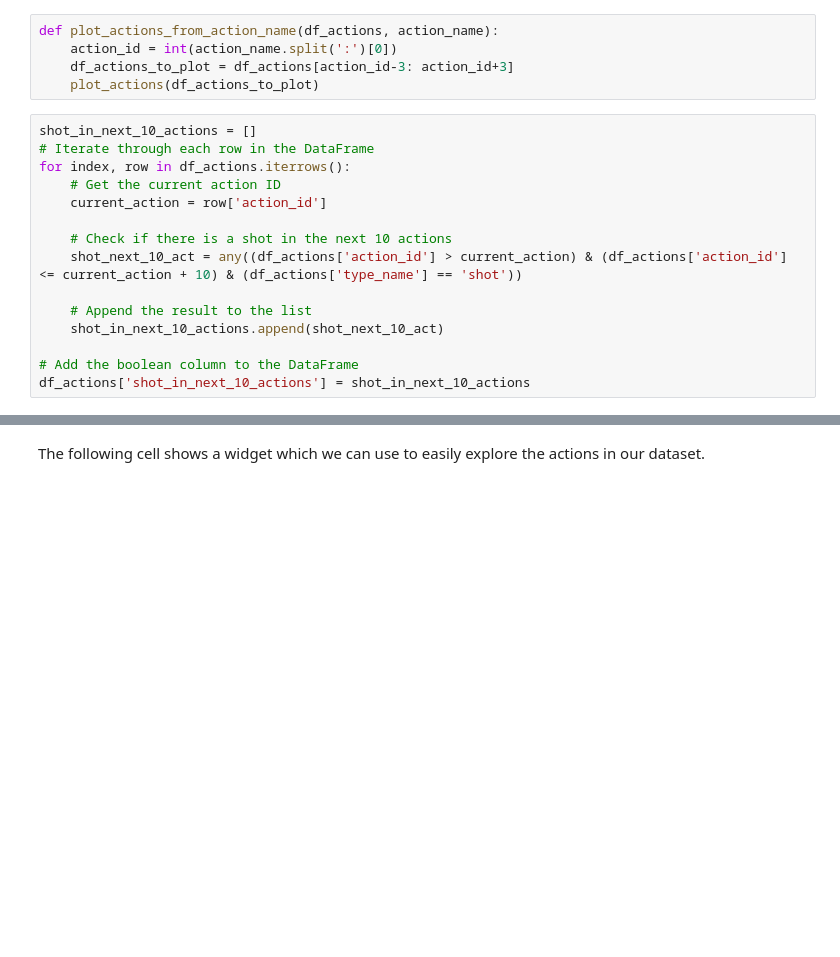
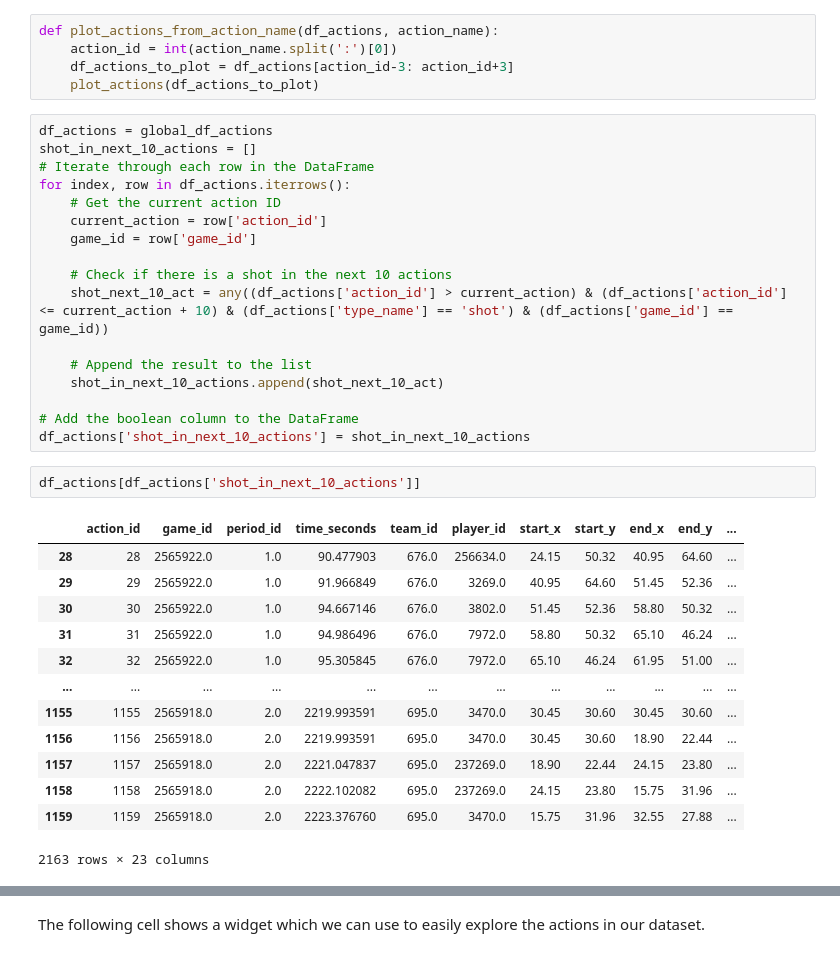
Before and after one commit to IndraTheZeus/Data_Analytics_Lab, a Jupyter notebook: tutorial2_generate_features.ipynb, the cells around one changed output, grey strips where cells are left out. Drawn from its saved outputs; the diff is of its cells as text; blank space fills up the shorter version.

```diff
--- a/tutorial2_generate_features.ipynb
+++ b/tutorial2_generate_features.ipynb
@@ -180,17 +192,35 @@ def plot_actions_from_action_name(df_actions, action_name):
     df_actions_to_plot = df_actions[action_id-3: action_id+3]
     plot_actions(df_actions_to_plot)
 # %%
+df_actions = global_df_actions
 shot_in_next_10_actions = []
 # Iterate through each row in the DataFrame
 for index, row in df_actions.iterrows():
     # Get the current action ID
     current_action = row['action_id']
+    game_id = row['game_id']
 
     # Check if there is a shot in the next 10 actions
-    shot_next_10_act = any((df_actions['action_id'] > current_action) & (df_actions['action_id'] <= current_action + 10) & (df_actions['type_name'] == 'shot'))
+    shot_next_10_act = any((df_actions['action_id'] > current_action) & (df_actions['action_id'] <= current_action + 10) & (df_actions['type_name'] == 'shot') & (df_actions['game_id'] == game_id))
 
     # Append the result to the list
     shot_in_next_10_actions.append(shot_next_10_act)
 
 # Add the boolean column to the DataFrame
 df_actions['shot_in_next_10_actions'] = shot_in_next_10_actions
+# %%
+df_actions[df_actions['shot_in_next_10_actions']]
+# %% [output]
+|  | action_id | game_id | period_id | time_seconds | team_id | player_id | start_x | start_y | end_x | end_y | ... |
+| 28 | 28 | 2565922.0 | 1.0 | 90.477903 | 676.0 | 256634.0 | 24.15 | 50.32 | 40.95 | 64.60 | ... |
+| 29 | 29 | 2565922.0 | 1.0 | 91.966849 | 676.0 | 3269.0 | 40.95 | 64.60 | 51.45 | 52.36 | ... |
+| 30 | 30 | 2565922.0 | 1.0 | 94.667146 | 676.0 | 3802.0 | 51.45 | 52.36 | 58.80 | 50.32 | ... |
+| 31 | 31 | 2565922.0 | 1.0 | 94.986496 | 676.0 | 7972.0 | 58.80 | 50.32 | 65.10 | 46.24 | ... |
+| 32 | 32 | 2565922.0 | 1.0 | 95.305845 | 676.0 | 7972.0 | 65.10 | 46.24 | 61.95 | 51.00 | ... |
+| ... | ... | ... | ... | ... | ... | ... | ... | ... | ... | ... | ... |
+| 1155 | 1155 | 2565918.0 | 2.0 | 2219.993591 | 695.0 | 3470.0 | 30.45 | 30.60 | 30.45 | 30.60 | ... |
+| 1156 | 1156 | 2565918.0 | 2.0 | 2219.993591 | 695.0 | 3470.0 | 30.45 | 30.60 | 18.90 | 22.44 | ... |
+| 1157 | 1157 | 2565918.0 | 2.0 | 2221.047837 | 695.0 | 237269.0 | 18.90 | 22.44 | 24.15 | 23.80 | ... |
+| 1158 | 1158 | 2565918.0 | 2.0 | 2222.102082 | 695.0 | 237269.0 | 24.15 | 23.80 | 15.75 | 31.96 | ... |
+| 1159 | 1159 | 2565918.0 | 2.0 | 2223.376760 | 695.0 | 3470.0 | 15.75 | 31.96 | 32.55 | 27.88 | ... |
+2163 rows × 23 columns
```
Also changed, not shown: parts of 6 cells of this notebook.
